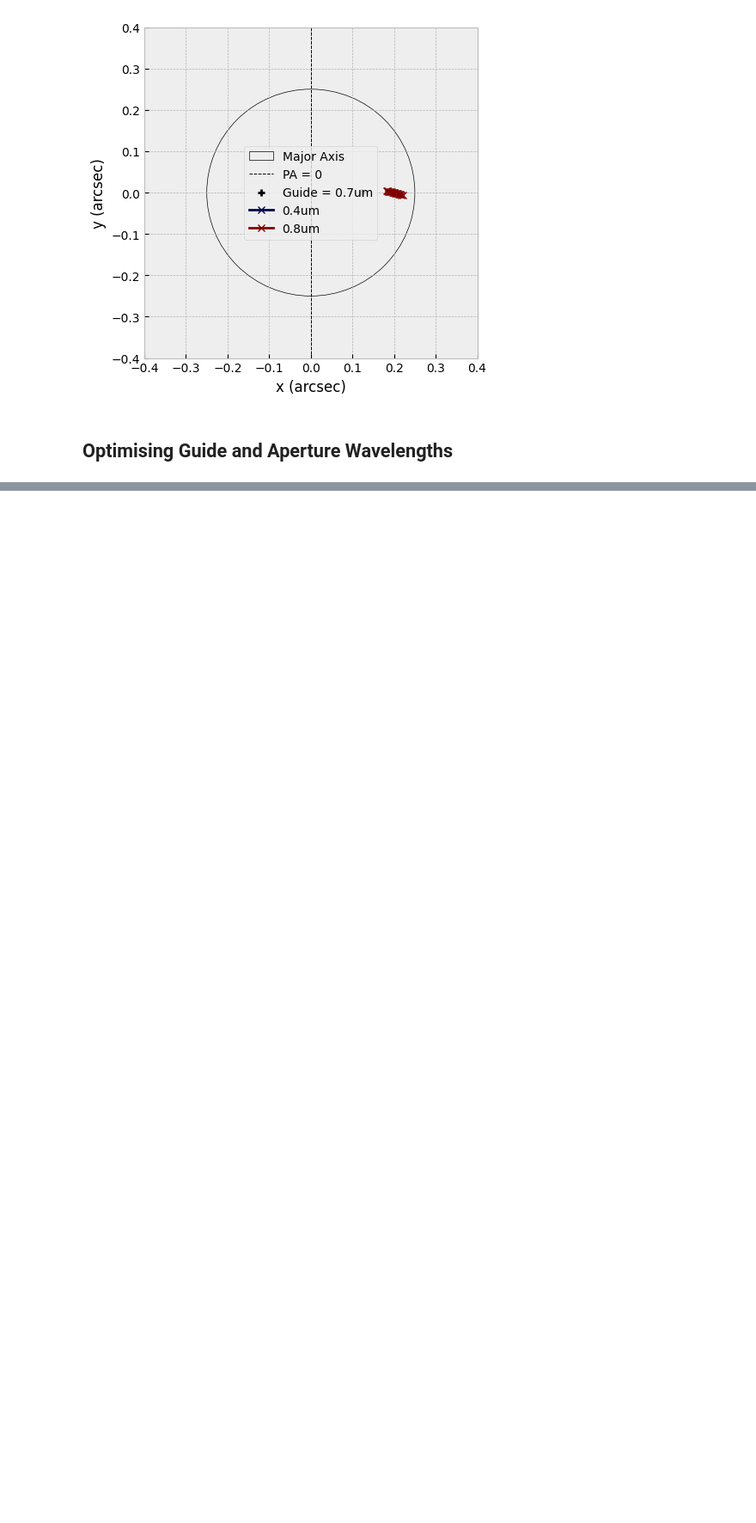
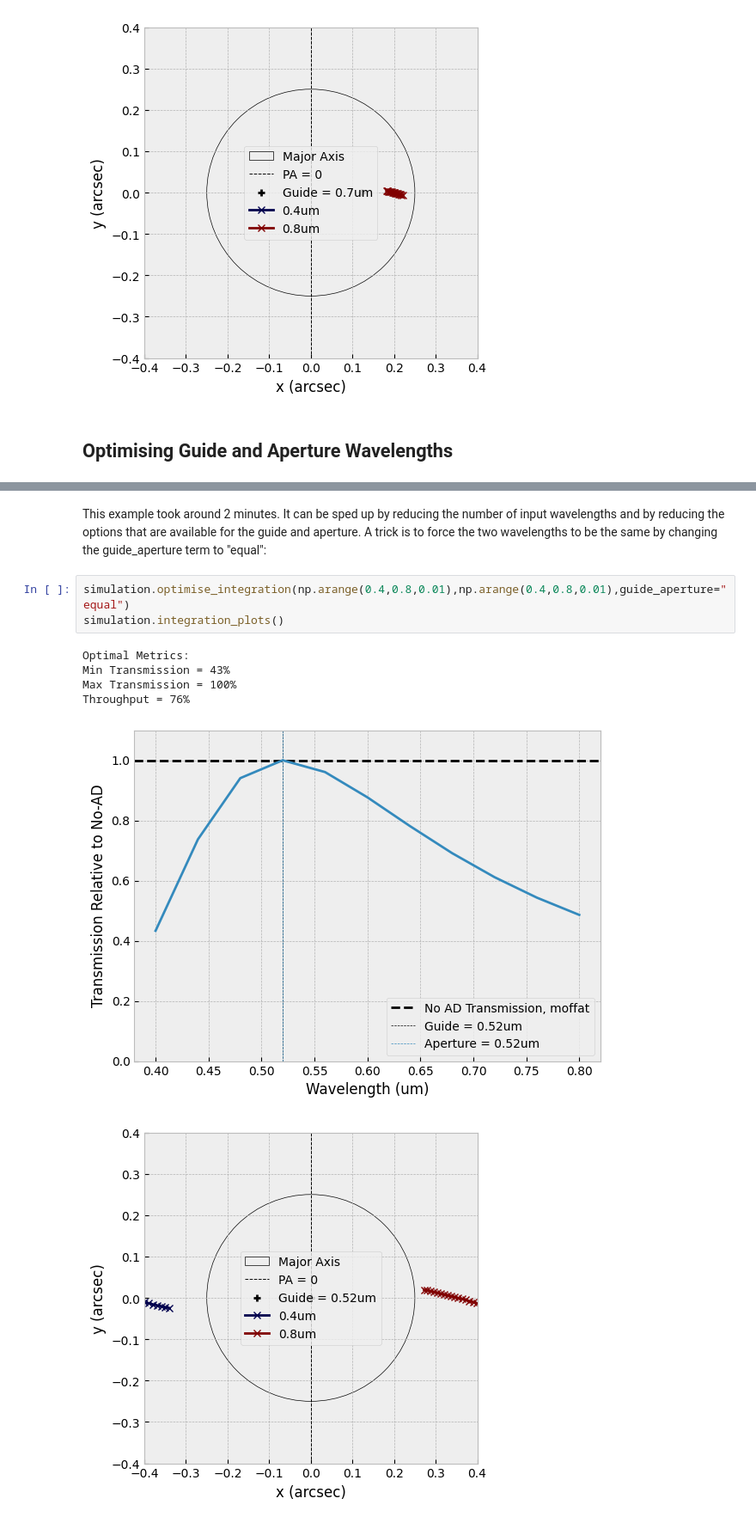
Before and after one commit to JamianStephan/atmosphyre, a Jupyter notebook: docs/source/notebooks/Generic Instrument.ipynb, the cells around one changed output, grey strips where cells are left out. Shown at 86% size. Cells and saved outputs as stored; diff of their text form; blank space fills up the shorter version.

```diff
--- a/docs/source/notebooks/Generic Instrument.ipynb
+++ b/docs/source/notebooks/Generic Instrument.ipynb
@@ -56,0 +129,12 @@ simulation.run(observation_start=2,observation_end=3,declination=-30,wavelengths
+# %% [markdown]
+This example took around 2 minutes. It can be sped up by reducing the number of input wavelengths and by reducing the options that are available for the guide and aperture. A trick is to force the two wavelengths to be the same by changing the guide_aperture term to "equal":
+# %%
+simulation.optimise_integration(np.arange(0.4,0.8,0.01),np.arange(0.4,0.8,0.01),guide_aperture="equal")
+simulation.integration_plots()
+# %% [output]
+Optimal Metrics:
+Min Transmission = 43%
+Max Transmission = 100%
+Throughput = 76%
+[figure, added]
+[figure, added]
```
Also changed, not shown: parts of 23 cells of this notebook, 1 other file.
